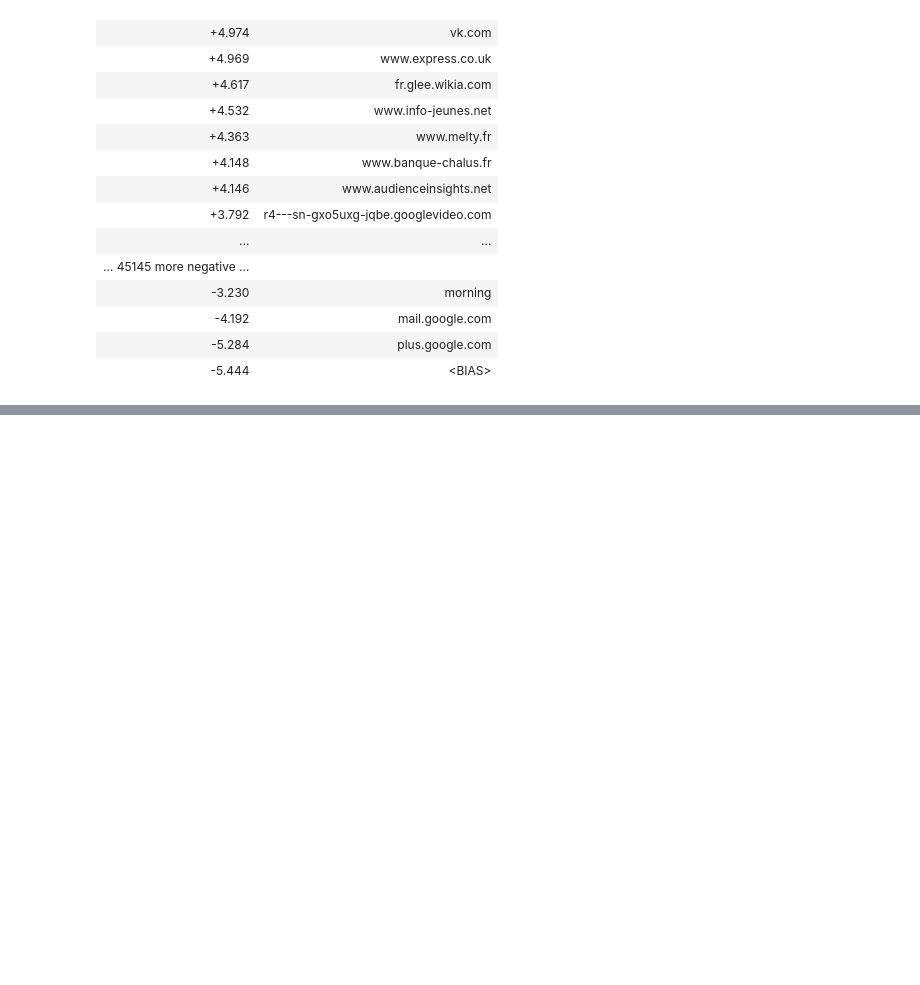
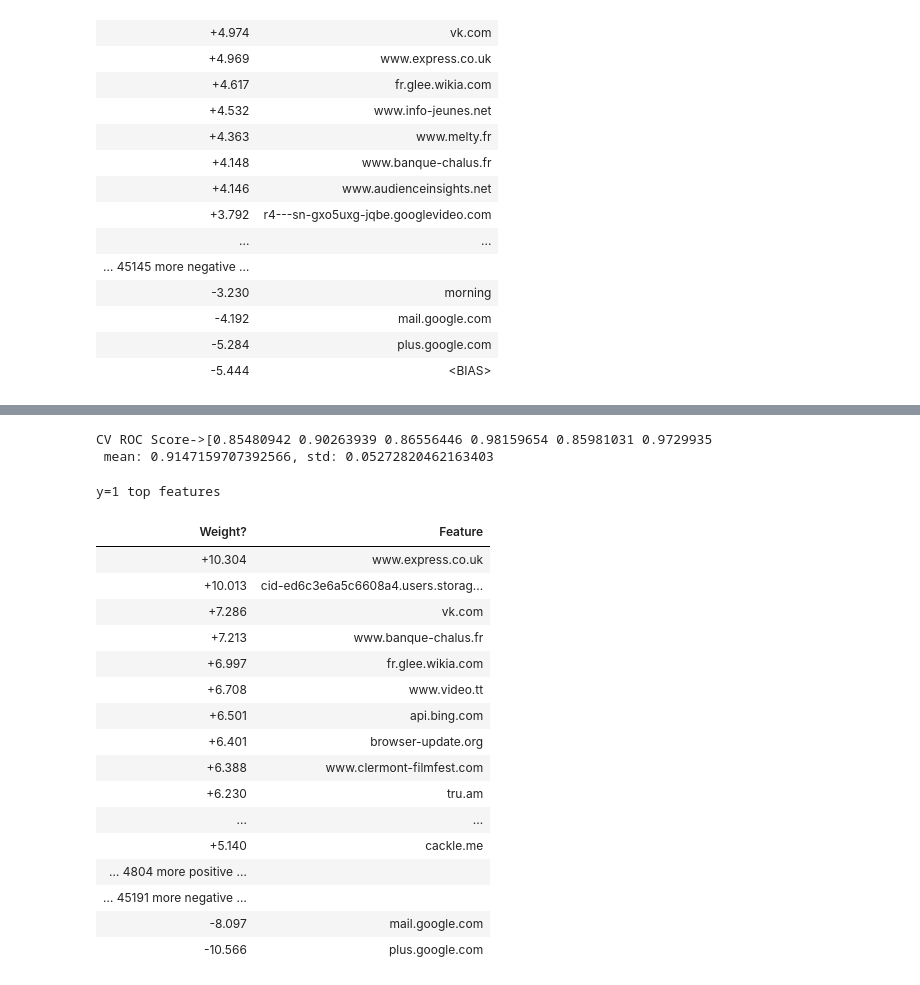
Before and after one commit to BoshengW/Data_Science_Learning, a Jupyter notebook: Alice_Kaggle/Alice_Model.ipynb, the cells around one changed output, grey strips where cells are left out. Drawn from its saved outputs; the diff is of its cells as text; code cells hidden in the pictures; blank space fills up the shorter version.

```diff
--- a/Alice_Kaggle/Alice_Model.ipynb
+++ b/Alice_Kaggle/Alice_Model.ipynb
@@ -293,0 +378,8 @@ array([False,  True,  True,  True,  True,  True,  True,  True,  True,
+# %%
+weekday_train = train_times['time1'].apply(lambda ts: ts.weekday()).values.astype(str)
+weekday_test = test_times['time1'].apply(lambda ts: ts.weekday()).values.astype(str)
+
+from sklearn.preprocessing import OneHotEncoder
+one_hot = OneHotEncoder()
+train_week = one_hot.fit_transform(weekday_train.reshape(-1,1))
+test_week = one_hot.transform(weekday_test.reshape(-1,1))
@@ -293,0 +397,3 @@ array([False,  True,  True,  True,  True,  True,  True,  True,  True,
+# %%
+new_train_wYMD_cate = hstack([new_train_wdur,train_week, train_yearmonth_feat ,train_month])
+new_test_wYMD_cate = hstack([new_test_wdur, test_week, test_yearmonth_feat ,test_month])
@@ -293,0 +405,25 @@ array([False,  True,  True,  True,  True,  True,  True,  True,  True,
+# %%
+logit_higher_iter = LogisticRegression(random_state=17, C=4, max_iter=100, solver='lbfgs',n_jobs=-1)
+cv_add_YMD_cate_feat = train_and_predict(logit_higher_iter, new_train_wYMD_cate, y_train, new_test_wYMD_cate, site_features=tfv.get_feature_names(), new_feature_names=new_features3,
+                     cv=time_split, scoring='roc_auc', top_n_features=30, submission_file='submission.csv')
+# %% [output]
+CV ROC Score->[0.85480942 0.90263939 0.86556446 0.98159654 0.85981031 0.9729935
+ mean: 0.9147159707392566, std: 0.05272820462163403
+y=1 top features
+| Weight? | Feature |
+| +10.304 | www.express.co.uk |
+| +10.013 | cid-ed6c3e6a5c6608a4.users.storag... |
+| +7.286 | vk.com |
+| +7.213 | www.banque-chalus.fr |
+| +6.997 | fr.glee.wikia.com |
+| +6.708 | www.video.tt |
+| +6.501 | api.bing.com |
+| +6.401 | browser-update.org |
+| +6.388 | www.clermont-filmfest.com |
+| +6.230 | tru.am |
+| ... | ... |
+| +5.140 | cackle.me |
+| … 4804 more positive … |  |
+| … 45191 more negative … |  |
+| -8.097 | mail.google.com |
+| -10.566 | plus.google.com |
```
Also changed, not shown: parts of 21 cells of this notebook, 3 other files.
